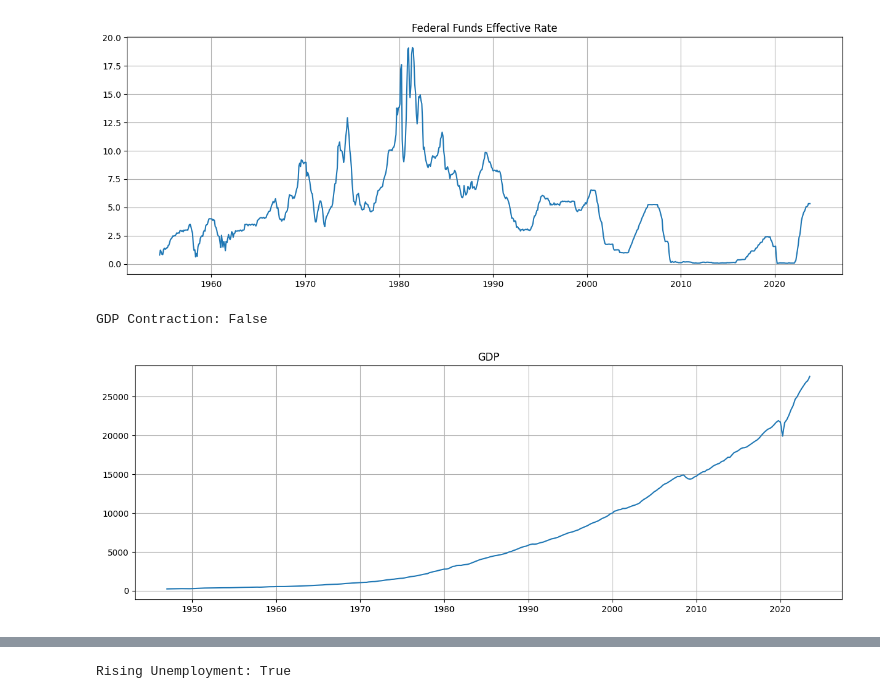
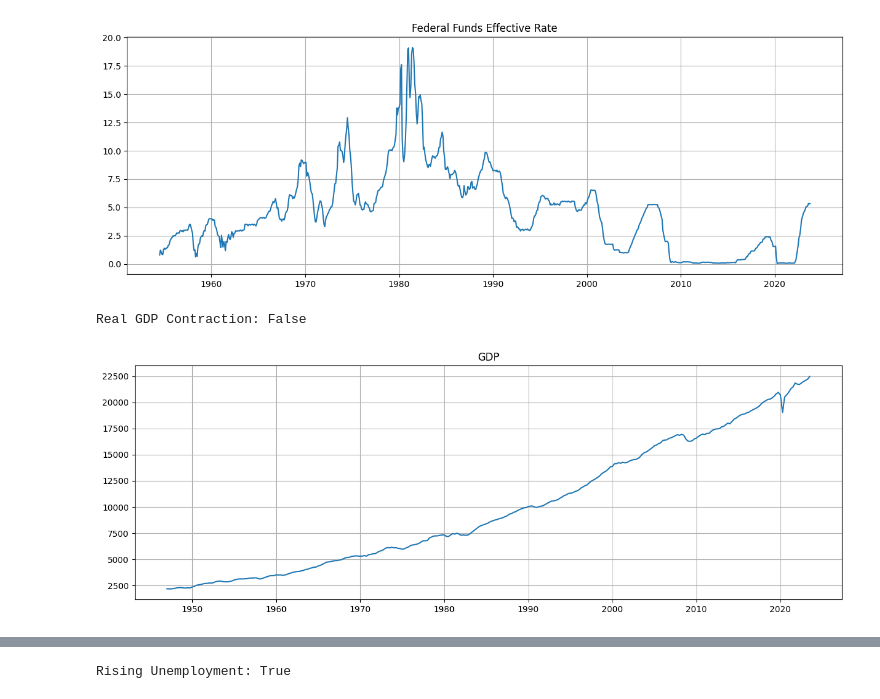
Before and after one commit to RoryGlenn/RecessionDetection, a Jupyter notebook: reccession_indicators.ipynb, the cells around one changed output, grey strips where cells are left out. Saved outputs shown, nothing was run; the diff lists cells and outputs as text; code cells hidden in the pictures.

```diff
--- a/reccession_indicators.ipynb
+++ b/reccession_indicators.ipynb
@@ -29,20 +29,20 @@ print(f"Federal Funds Effective Rate Rising: {ffr}")
 Federal Funds Effective Rate Rising: True
 [figure]
 # %%
-def gdp_contraction() -> bool:
+def real_gdp_contraction() -> bool:
     """
     GDP Contraction: One of the primary indicators is a decline in Gross Domestic Product (GDP),
     which measures the total value of goods and services produced in a country.
     A negative GDP growth for two consecutive quarters is often considered a technical recession.
     """
-    data = fred.get_series("GDP")
+    # Real Gross Domestic Product (GDPC1)
+    data = fred.get_series("GDPC1")
     plot_it(data, "GDP")
-
     return data.iloc[-1] < data.iloc[-12]
 
 
-gdp_contr = gdp_contraction()
-print(f"GDP Contraction: {gdp_contr}")
+gdp_contr = real_gdp_contraction()
+print(f"Real GDP Contraction: {gdp_contr}")
 # %% [output]
-GDP Contraction: False
+Real GDP Contraction: False
-[figure, old version]
+[figure, new version]
```
Also changed, not shown: parts of 4 cells of this notebook, 3 other files.
